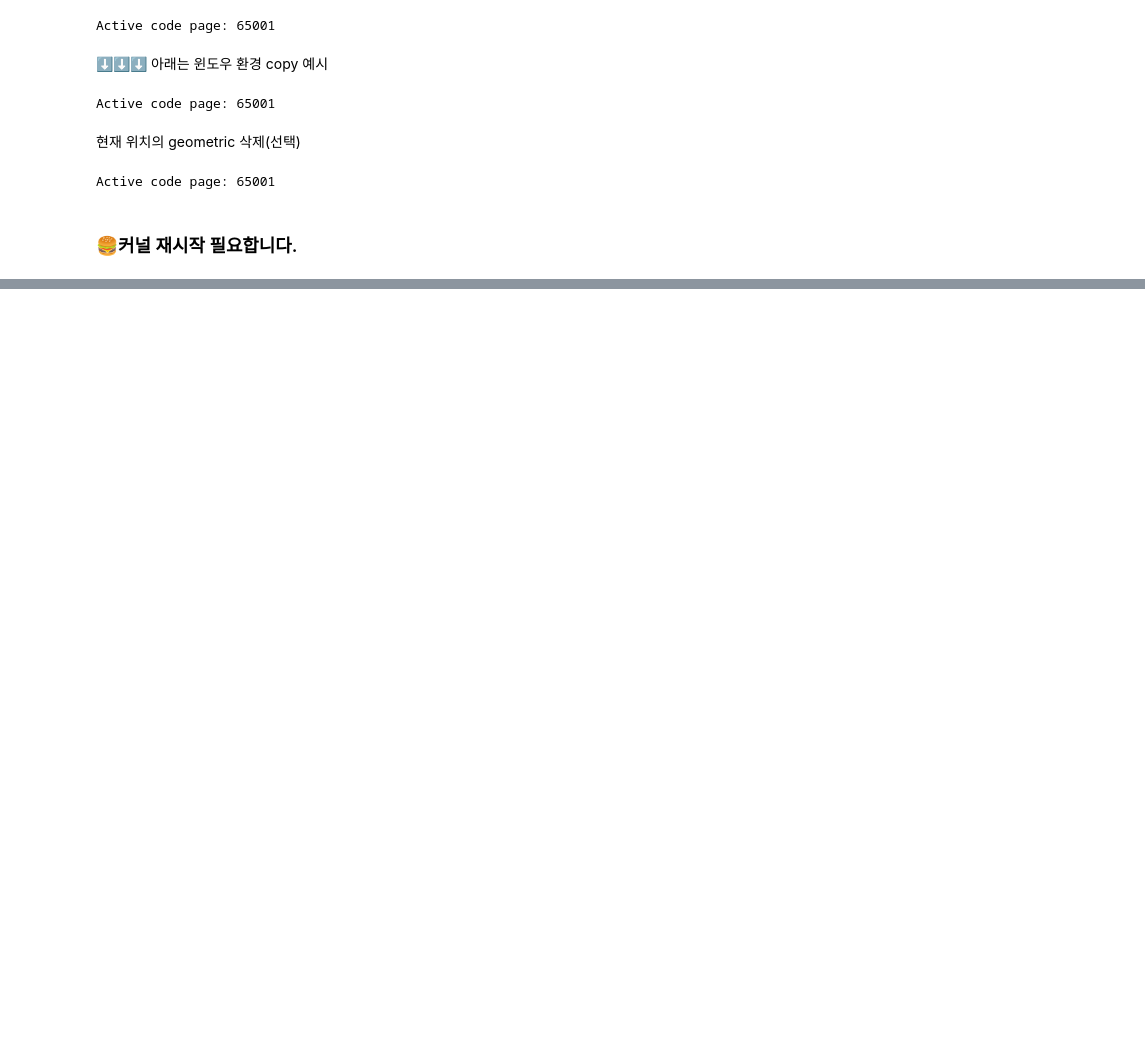
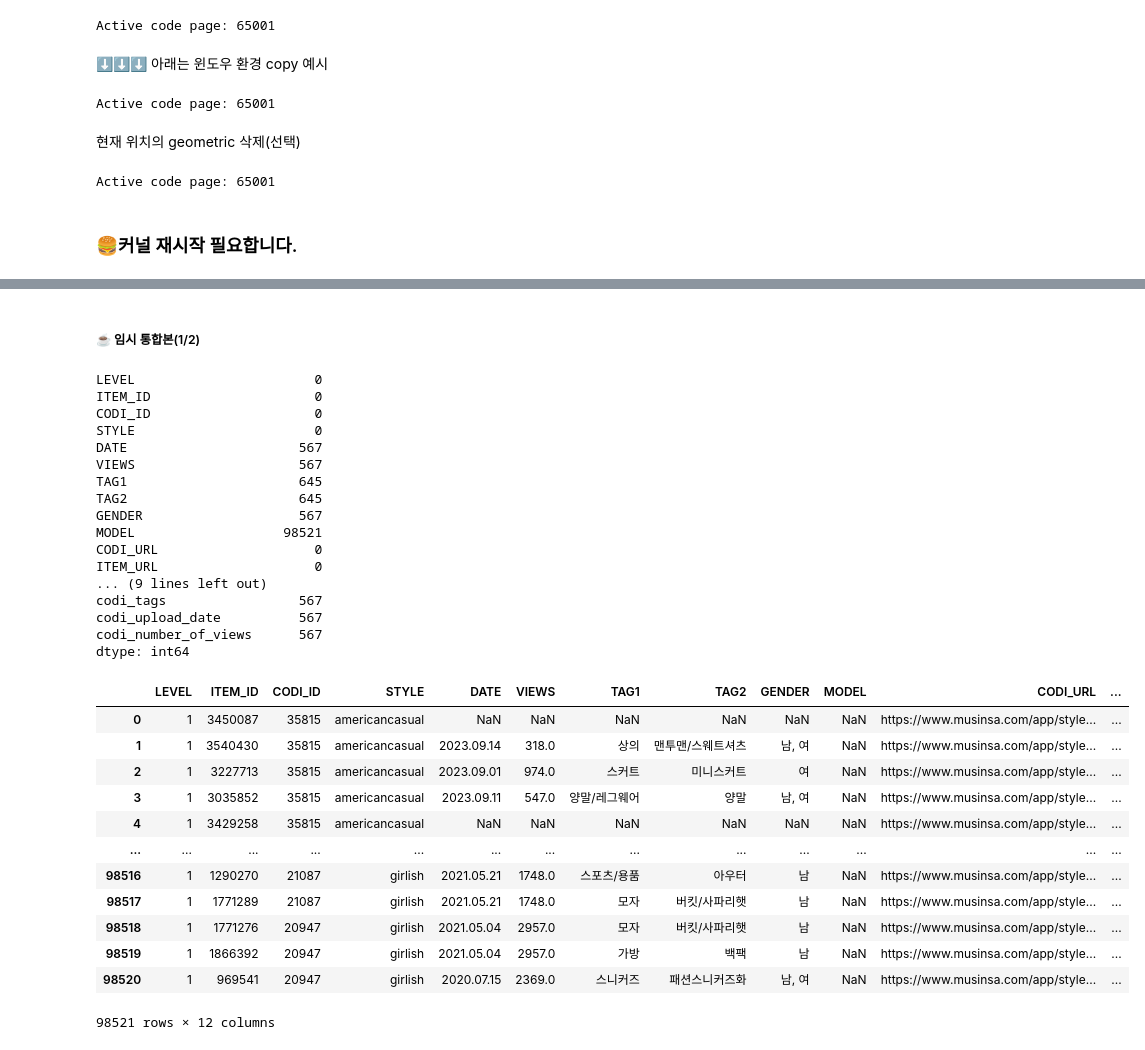
Before and after one commit to cutetory/DSfinal, a Jupyter notebook: step1/source/step1_datasets.ipynb, the cells around one changed output, grey strips where cells are left out. Drawn from its saved outputs; the diff is of its cells as text; code cells hidden in the pictures; blank space fills up the shorter version.

```diff
--- a/step1/source/step1_datasets.ipynb
+++ b/step1/source/step1_datasets.ipynb
@@ -83,0 +230,4 @@ driver = None
+# %%
+df = pd.read_csv(os.path.join("..", "data" ,"codishop_temp_all.csv"), index_col=0)
+print(df.shape)
+df.tail(5)
@@ -83,0 +416,66 @@ driver = None
+# %% [markdown]
+##### ☕ 임시 통합본(1/2)
+# %%
+conn = sqlite3.connect(os.path.join("..", "data" , "musinsa_codishop.db"))
+
+cur = conn.cursor()
+
+query = """
+SELECT *
+FROM outfit_data
+"""
+
+cur.execute(query)
+
+results = cur.fetchall()
+
+df_db = pd.DataFrame(results, columns=[desc[0] for desc in cur.description])
+
+conn.close()
+df_db.tail(1)
+
+df_db.insert(0, 'ITEM_ID', df_db.pop('page_number'))
+df_db.drop_duplicates(subset=['ITEM_ID'], keep='first', inplace=True)
+df_db.reset_index(drop=True, inplace=True)
+
+df_level1_db = pd.merge(df_level1, df_db, how='left', on='ITEM_ID')
+df_level1_db['TAG1'] = df_level1_db['category_1']
+df_level1_db['DATE'] =  df_level1_db['codi_upload_date']
+df_level1_db['VIEWS'] = df_level1_db['codi_number_of_views']
+df_level1_db.insert(7, 'TAG2', df_level1_db['category_2'])
+df_level1_db.insert(8, 'GENDER', df_level1_db['gender'])
+
+print(df_level1_db.isna().sum())
+df_level1_db.drop(['id', 'category_1', 'category_2', 'brand', 'gender', 'outfit_tags', 'img_url', 'rating', 'codi_number', 'codi_tags', 'codi_upload_date', 'codi_number_of_views'], axis=1, inplace=True)
+display(df_level1_db)
+# %% [output]
+LEVEL                       0
+ITEM_ID                     0
+CODI_ID                     0
+STYLE                       0
+DATE                      567
+VIEWS                     567
+TAG1                      645
+TAG2                      645
+GENDER                    567
+MODEL                   98521
+CODI_URL                    0
+ITEM_URL                    0
+... (9 lines left out)
+codi_tags                 567
+codi_upload_date          567
+codi_number_of_views      567
+dtype: int64
+|  | LEVEL | ITEM_ID | CODI_ID | STYLE | DATE | VIEWS | TAG1 | TAG2 | GENDER | MODEL | CODI_URL | ... |
+| 0 | 1 | 3450087 | 35815 | americancasual | NaN | NaN | NaN | NaN | NaN | NaN | https://www.musinsa.com/app/style... | ... |
+| 1 | 1 | 3540430 | 35815 | americancasual | 2023.09.14 | 318.0 | 상의 | 맨투맨/스웨트셔츠 | 남, 여 | NaN | https://www.musinsa.com/app/style... | ... |
+| 2 | 1 | 3227713 | 35815 | americancasual | 2023.09.01 | 974.0 | 스커트 | 미니스커트 | 여 | NaN | https://www.musinsa.com/app/style... | ... |
+| 3 | 1 | 3035852 | 35815 | americancasual | 2023.09.11 | 547.0 | 양말/레그웨어 | 양말 | 남, 여 | NaN | https://www.musinsa.com/app/style... | ... |
+| 4 | 1 | 3429258 | 35815 | americancasual | NaN | NaN | NaN | NaN | NaN | NaN | https://www.musinsa.com/app/style... | ... |
+| ... | ... | ... | ... | ... | ... | ... | ... | ... | ... | ... | ... | ... |
+| 98516 | 1 | 1290270 | 21087 | girlish | 2021.05.21 | 1748.0 | 스포츠/용품 | 아우터 | 남 | NaN | https://www.musinsa.com/app/style... | ... |
+| 98517 | 1 | 1771289 | 21087 | girlish | 2021.05.21 | 1748.0 | 모자 | 버킷/사파리햇 | 남 | NaN | https://www.musinsa.com/app/style... | ... |
+| 98518 | 1 | 1771276 | 20947 | girlish | 2021.05.04 | 2957.0 | 모자 | 버킷/사파리햇 | 남 | NaN | https://www.musinsa.com/app/style... | ... |
+| 98519 | 1 | 1866392 | 20947 | girlish | 2021.05.04 | 2957.0 | 가방 | 백팩 | 남 | NaN | https://www.musinsa.com/app/style... | ... |
+| 98520 | 1 | 969541 | 20947 | girlish | 2020.07.15 | 2369.0 | 스니커즈 | 패션스니커즈화 | 남, 여 | NaN | https://www.musinsa.com/app/style... | ... |
+98521 rows × 12 columns
```
Also changed, not shown: parts of 60 cells of this notebook, 17 other files.
